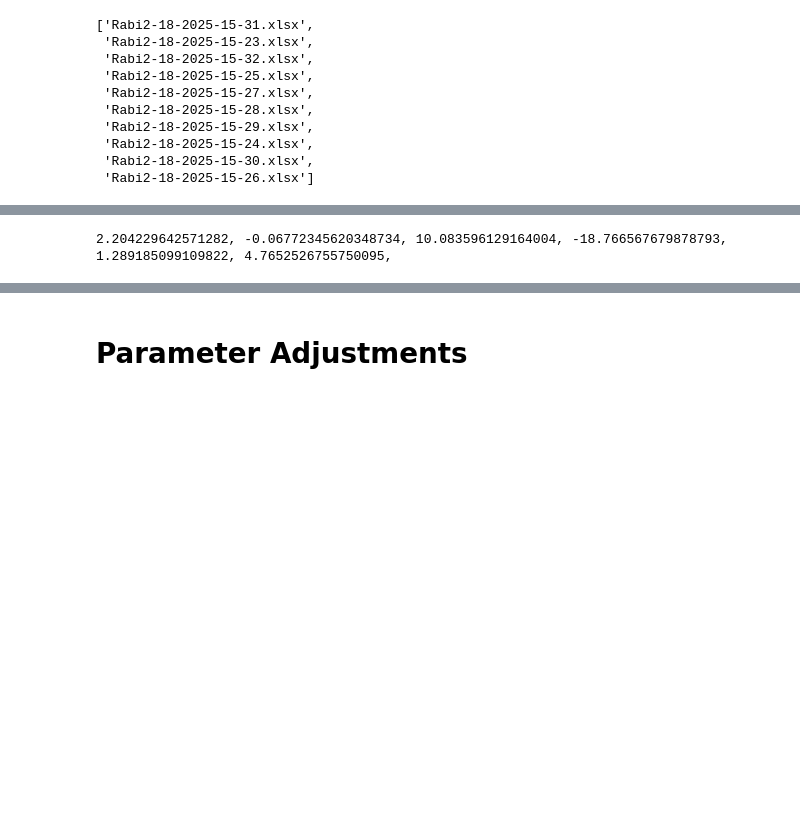
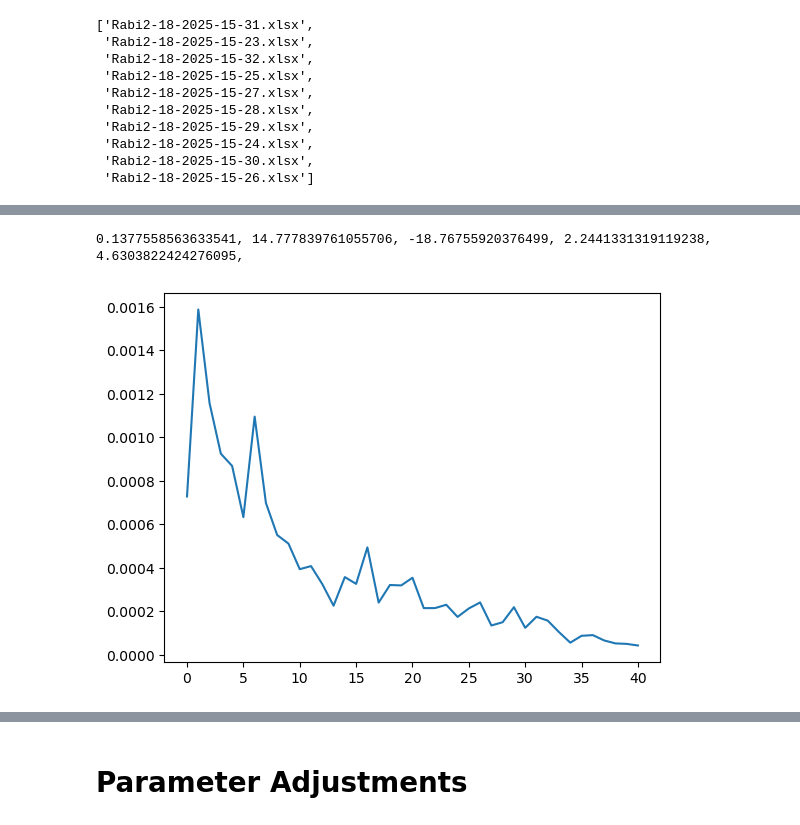
Before and after one commit to pmeshkov/PHY-445-data-analysis, a Jupyter notebook: Analysis/final_rabi_6cm/-10/2-18-2025/rabi-10.ipynb, the cells around one changed output, grey strips where cells are left out. Drawn from its saved outputs; the diff is of its cells as text; code cells hidden in the pictures; blank space fills up the shorter version.

```diff
--- a/Analysis/final_rabi_6cm/-10/2-18-2025/rabi-10.ipynb
+++ b/Analysis/final_rabi_6cm/-10/2-18-2025/rabi-10.ipynb
@@ -46,14 +46,18 @@ plt.errorbar(x_data, ydata_ave, ydata_std, marker='s', mfc='red',
 # %%
-def fit(t, t_0, A, B, C, D, p, q, O):
-    t = t + t_0
-    return A*np.exp(-p*t)+np.exp(-q*t)*(B*np.cos(O*t) + C*np.sin(O*t) + D)
-vectorfit = np.vectorize(fit)
+# Here we define the fitting functions, a sine function with an exponentially decaying amplitude.
+def testfit(t, phi, A, B, T, O):
+    return A*np.exp(-(t)/T)*np.sin(O*t+phi) + B
 
-def testfit(t, t_0, phi, A, B, T, O):
-    return A*np.exp(-(t-t_0)/T)*np.sin(O*t+phi) + B
-parameters, covariance = scipy.optimize.curve_fit(testfit, x_data[3:], ydata_ave[3:], p0 = [2, 0.77, 8.9, -18.82, 1.56, 4.54], method='lm')
+# Now, we need to define some way to weigh the data points, as the ones with larger x values
+# have much smaller y values, and thus their RMSE is not as significant, so they are ignored.
+weights = ydata_std*np.exp(-x_data/2.9)
+#weights = x_data/
+plt.plot(weights)
+
+parameters, covariance = scipy.optimize.curve_fit(testfit, x_data, ydata_ave, p0 = [0.26, 37.61, -18.82, 1.54, 4.61], sigma=weights, method='lm')
                                                                                         # t_0, phi, A, B, T, O
 for elem in parameters:
     print(elem, end=", ")
 # %% [output]
-2.204229642571282, -0.06772345620348734, 10.083596129164004, -18.766567679878793, 1.289185099109822, 4.7652526755750095,
+0.1377558563633541, 14.777839761055706, -18.76755920376499, 2.2441331319119238, 4.6303822424276095,
+[figure, added]
```
Also changed, not shown: parts of 5 cells of this notebook, 14 other files.
